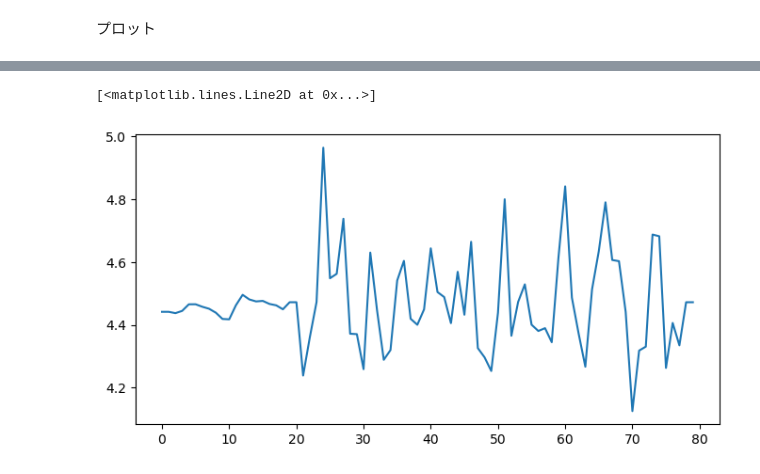
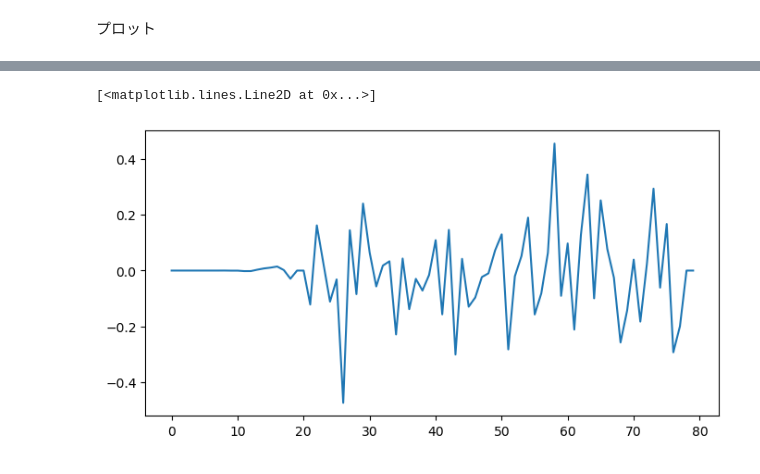
Before and after one commit to keita-akutagawa/MHD-PIC, a Jupyter notebook: 1D/Alfven_MHD-PIC.ipynb, the cells around one changed output, grey strips where cells are left out. Cells and saved outputs as stored; diff of their text form; code cells hidden in the pictures.

```diff
--- a/1D/Alfven_MHD-PIC.ipynb
+++ b/1D/Alfven_MHD-PIC.ipynb
@@ -1146,12 +1142,12 @@ plt.plot(x_coordinate_mhd, Bz)
 # %%
 fig = plt.figure(figsize=(8, 4))
 ax1 = fig.add_subplot(111)
 
-k = 100
+k = 1000
 E = np.load(f"results_MH_alfven/E_{k}.npy")
 B = np.load(f"results_MH_alfven/B_{k}.npy")
 
-plt.plot(x_coordinate_pic, B[2, :])
+plt.plot(x_coordinate_pic, B[1, :])
 # %% [output]
 [<matplotlib.lines.Line2D at 0x...>]
-[figure, old version]
+[figure, new version]
```
Also changed, not shown: parts of 4 cells of this notebook.
